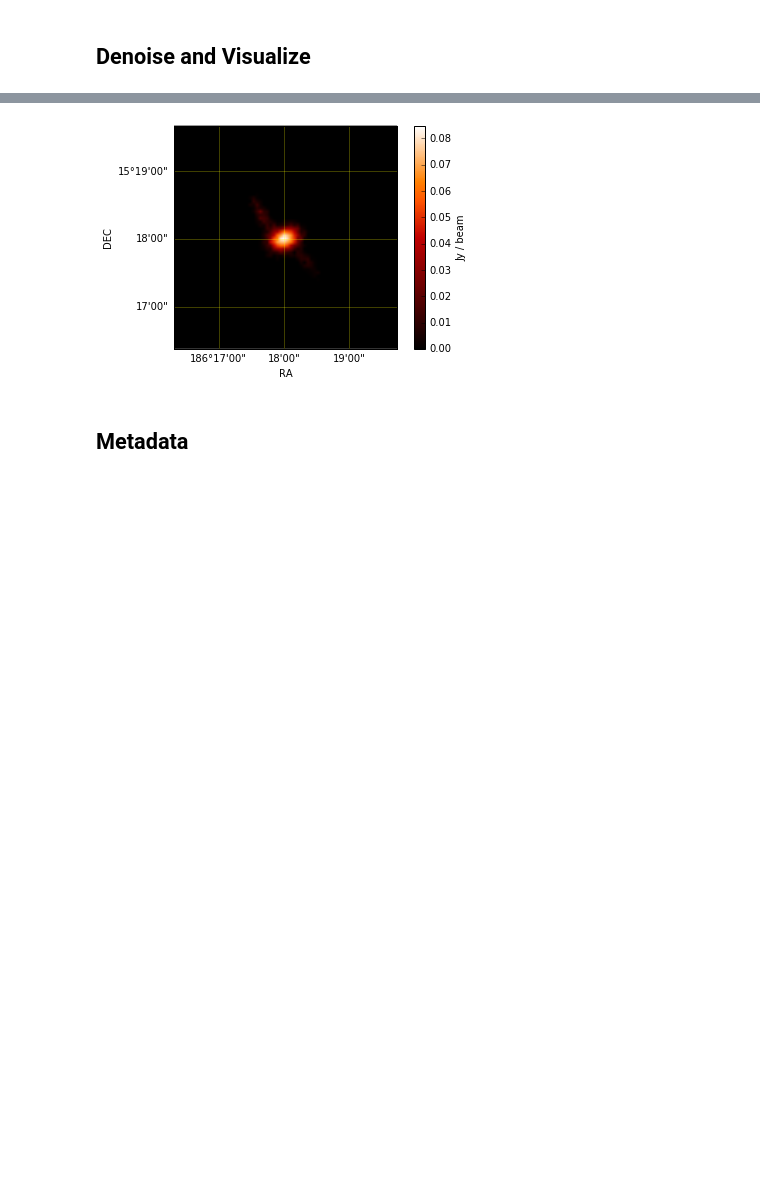
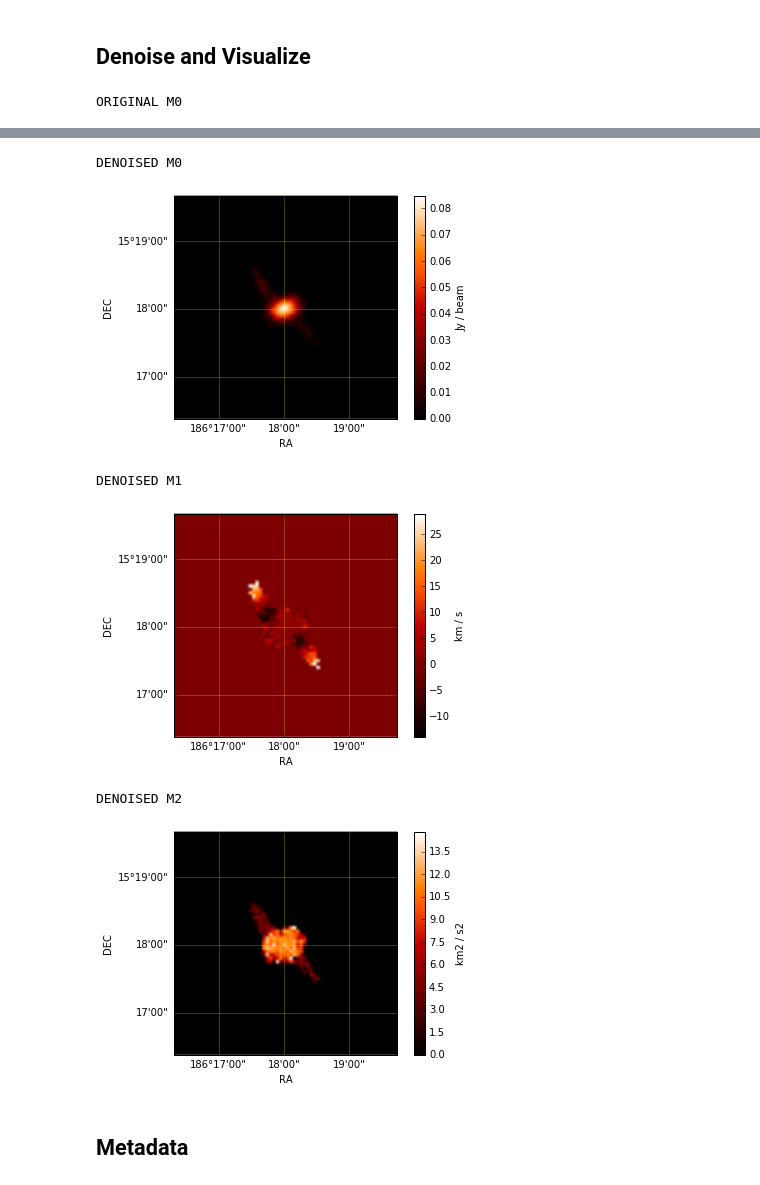
Before and after one commit to ChileanVirtualObservatory/acalib, a Jupyter notebook: notebooks/ACALib FONDEF.ipynb, the cells around one changed output, grey strips where cells are left out. Cells and saved outputs as stored; diff of their text form; code cells hidden in the pictures; blank space fills up the shorter version.

```diff
--- a/notebooks/ACALib FONDEF.ipynb
+++ b/notebooks/ACALib FONDEF.ipynb
@@ -348,13 +385,25 @@ INFO:    - Projecting Sulfur Dioxide (33SO2) at freq=299899.057016 MHz(299749.04
 ## Denoise and Visualize
 # %%
 synthetic=cont.primary
+print "ORIGINAL M0"
 visualize(moment0(synthetic))
 syden=denoise(synthetic,threshold=2.0*estimate_rms(synthetic))
+print "DENOISED M0"
 visualize(moment0(syden))
+print "DENOISED M1"
+visualize(moment1(syden))
+print "DENOISED M2"
+visualize(moment2(syden))
 #visualize(syden,contour=True)
 # %% [output]
+ORIGINAL M0
 [figure]
+DENOISED M0
 [figure]
+DENOISED M1
+[figure, added]
+DENOISED M2
+[figure, added]
 # %% [markdown]
 ## Metadata
 # %%
```
Also changed, not shown: parts of 10 cells of this notebook.
